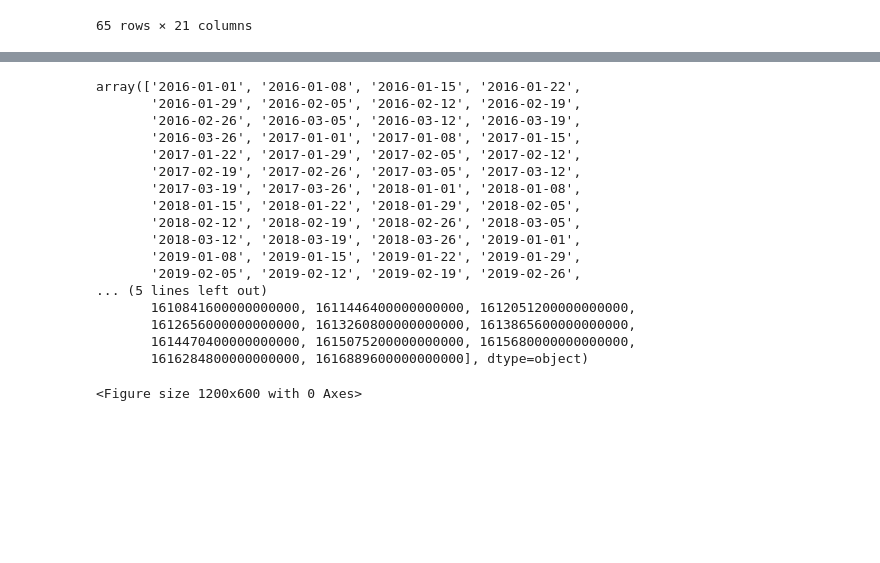
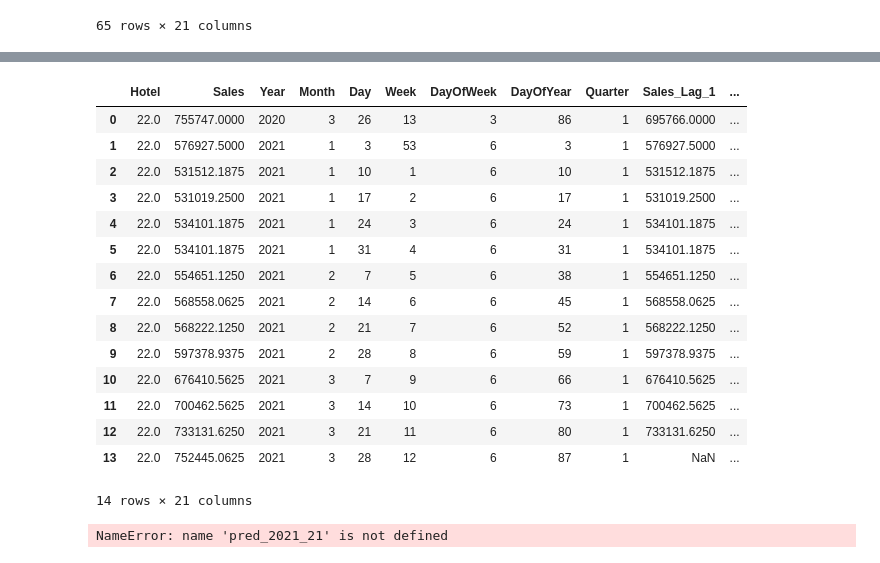
Before and after one commit to Behachee/TheHotel_Sales, a Jupyter notebook: 3-Modeling.ipynb, the cells around one changed output, grey strips where cells are left out. Cells and saved outputs as stored; diff of their text form; code cells hidden in the pictures; blank space fills up the shorter version.

```diff
--- a/3-Modeling.ipynb
+++ b/3-Modeling.ipynb
@@ -387,26 +407,0 @@ df_2021_sales
-# %%
-# Plot Historical and Predicted Sales
-import matplotlib.pyplot as plt
-import numpy as np
-plt.figure(figsize=(12, 6))
-Date = np.concatenate((hotel_21_df['Date'], df_2021_sales['Date']))
-Date
-# %% [output]
-array(['2016-01-01', '2016-01-08', '2016-01-15', '2016-01-22',
-       '2016-01-29', '2016-02-05', '2016-02-12', '2016-02-19',
-       '2016-02-26', '2016-03-05', '2016-03-12', '2016-03-19',
-       '2016-03-26', '2017-01-01', '2017-01-08', '2017-01-15',
-       '2017-01-22', '2017-01-29', '2017-02-05', '2017-02-12',
-       '2017-02-19', '2017-02-26', '2017-03-05', '2017-03-12',
-       '2017-03-19', '2017-03-26', '2018-01-01', '2018-01-08',
-       '2018-01-15', '2018-01-22', '2018-01-29', '2018-02-05',
-       '2018-02-12', '2018-02-19', '2018-02-26', '2018-03-05',
-       '2018-03-12', '2018-03-19', '2018-03-26', '2019-01-01',
-       '2019-01-08', '2019-01-15', '2019-01-22', '2019-01-29',
-       '2019-02-05', '2019-02-12', '2019-02-19', '2019-02-26',
-... (5 lines left out)
-       1610841600000000000, 1611446400000000000, 1612051200000000000,
-       1612656000000000000, 1613260800000000000, 1613865600000000000,
-       1614470400000000000, 1615075200000000000, 1615680000000000000,
-       1616284800000000000, 1616889600000000000], dtype=object)
-<Figure size 1200x600 with 0 Axes>
@@ -414,0 +408,19 @@ array(['2016-01-01', '2016-01-08', '2016-01-15', '2016-01-22',
+# %%
+df_2021_22
+# %% [output]
+|  | Hotel | Sales | Year | Month | Day | Week | DayOfWeek | DayOfYear | Quarter | Sales_Lag_1 | ... |
+| 0 | 22.0 | 755747.0000 | 2020 | 3 | 26 | 13 | 3 | 86 | 1 | 695766.0000 | ... |
+| 1 | 22.0 | 576927.5000 | 2021 | 1 | 3 | 53 | 6 | 3 | 1 | 576927.5000 | ... |
+| 2 | 22.0 | 531512.1875 | 2021 | 1 | 10 | 1 | 6 | 10 | 1 | 531512.1875 | ... |
+| 3 | 22.0 | 531019.2500 | 2021 | 1 | 17 | 2 | 6 | 17 | 1 | 531019.2500 | ... |
+| 4 | 22.0 | 534101.1875 | 2021 | 1 | 24 | 3 | 6 | 24 | 1 | 534101.1875 | ... |
+| 5 | 22.0 | 534101.1875 | 2021 | 1 | 31 | 4 | 6 | 31 | 1 | 534101.1875 | ... |
+| 6 | 22.0 | 554651.1250 | 2021 | 2 | 7 | 5 | 6 | 38 | 1 | 554651.1250 | ... |
+| 7 | 22.0 | 568558.0625 | 2021 | 2 | 14 | 6 | 6 | 45 | 1 | 568558.0625 | ... |
+| 8 | 22.0 | 568222.1250 | 2021 | 2 | 21 | 7 | 6 | 52 | 1 | 568222.1250 | ... |
+| 9 | 22.0 | 597378.9375 | 2021 | 2 | 28 | 8 | 6 | 59 | 1 | 597378.9375 | ... |
+| 10 | 22.0 | 676410.5625 | 2021 | 3 | 7 | 9 | 6 | 66 | 1 | 676410.5625 | ... |
+| 11 | 22.0 | 700462.5625 | 2021 | 3 | 14 | 10 | 6 | 73 | 1 | 700462.5625 | ... |
+| 12 | 22.0 | 733131.6250 | 2021 | 3 | 21 | 11 | 6 | 80 | 1 | 733131.6250 | ... |
+| 13 | 22.0 | 752445.0625 | 2021 | 3 | 28 | 12 | 6 | 87 | 1 | NaN | ... |
+14 rows × 21 columns
@@ -414,0 +449,4 @@ array(['2016-01-01', '2016-01-08', '2016-01-15', '2016-01-22',
+# %%
+pred_2021_21
+# %% [output]
+NameError: name 'pred_2021_21' is not defined
```
Also changed, not shown: parts of 8 cells of this notebook, 10 other files.
